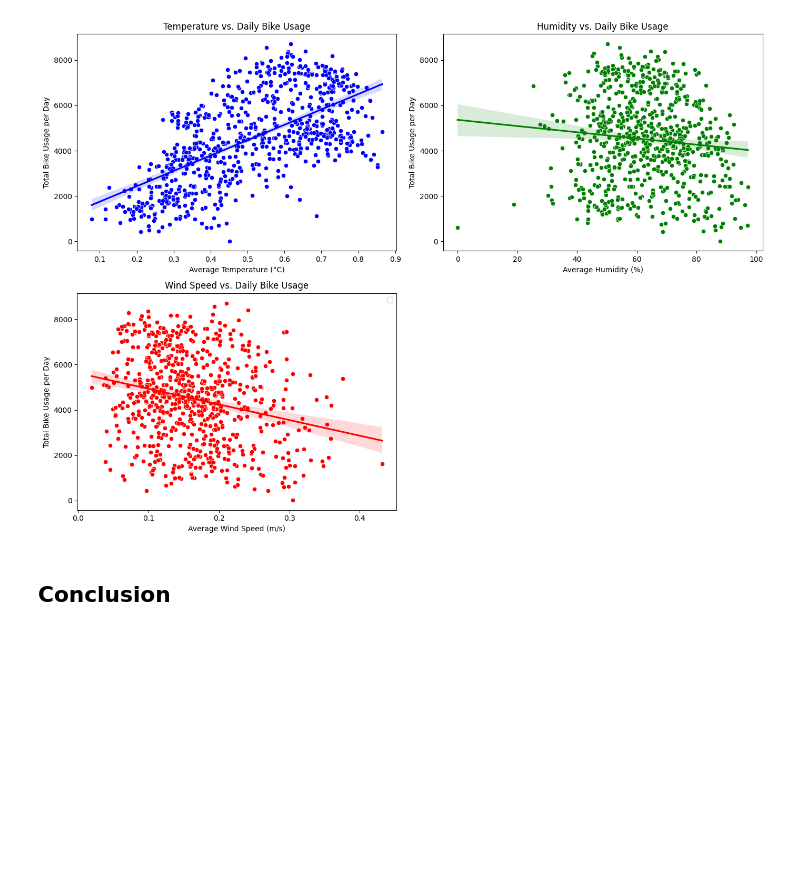
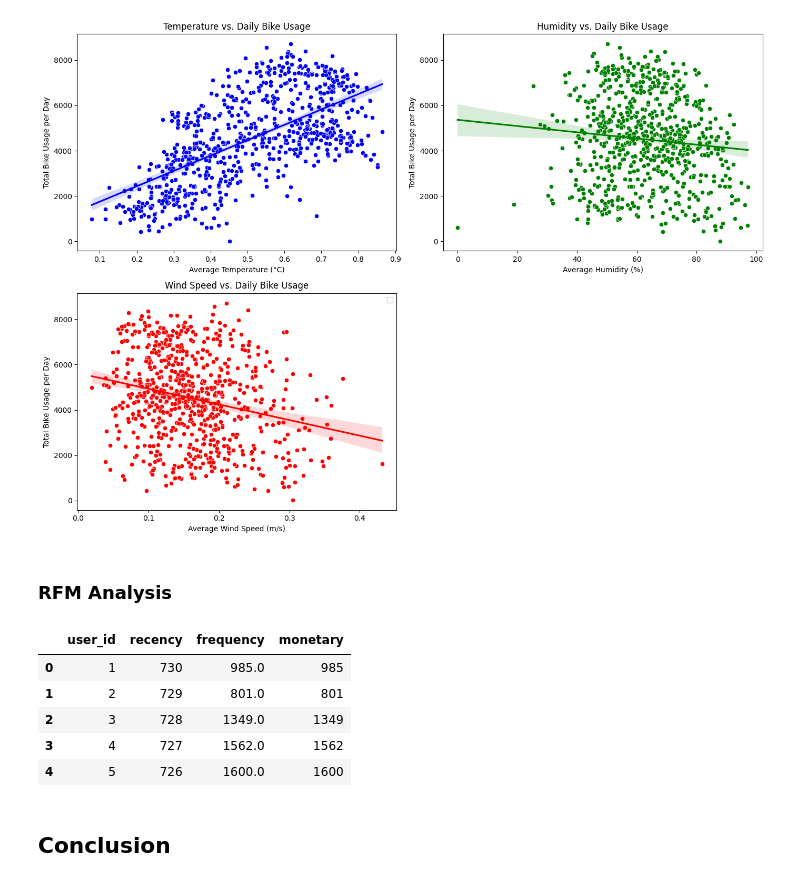
Before and after one commit to rayasya/bike-sharing-analyst, a Jupyter notebook: notebook.ipynb, the cells around one changed output. Saved outputs shown, nothing was run; the diff lists cells and outputs as text; code cells hidden in the pictures; blank space fills up the shorter version.

Commit message:
adding rfm analysis

```diff
--- a/notebook.ipynb
+++ b/notebook.ipynb
@@ -164,6 +164,35 @@ plt.show()
 No artists with labels found to put in legend.  Note that artists whose label start with an underscore are ignored when legend() is called with no argument.
 <Figure size 1400x1000 with 0 Axes>
 [figure]
+# %% [markdown]
+### RFM Analysis
+# %%
+# Load data
+data = pd.read_csv('dashboard/main_data.csv')
+
+# Convert dteday to datetime
+data['dteday'] = pd.to_datetime(data['dteday'])
+
+# Calculate Recency
+last_date = data['dteday'].max()
+data['recency'] = (last_date - data['dteday']).dt.days
+
+rfm_data = data.groupby('instant').agg({
+    'recency': 'min',  # Minimum recency for each user
+    'cnt_daily': ['mean', 'sum']  # Average and total bike usage per user
+}).reset_index()
+
+# Flatten the MultiIndex columns
+rfm_data.columns = ['user_id', 'recency', 'frequency', 'monetary']
+
+rfm_data.head()
+# %% [output]
+|  | user_id | recency | frequency | monetary |
+| 0 | 1 | 730 | 985.0 | 985 |
+| 1 | 2 | 729 | 801.0 | 801 |
+| 2 | 3 | 728 | 1349.0 | 1349 |
+| 3 | 4 | 727 | 1562.0 | 1562 |
+| 4 | 5 | 726 | 1600.0 | 1600 |
 # %% [markdown]
 ## Conclusion
 # %% [markdown]
```
Also changed, not shown: 1 other file.
